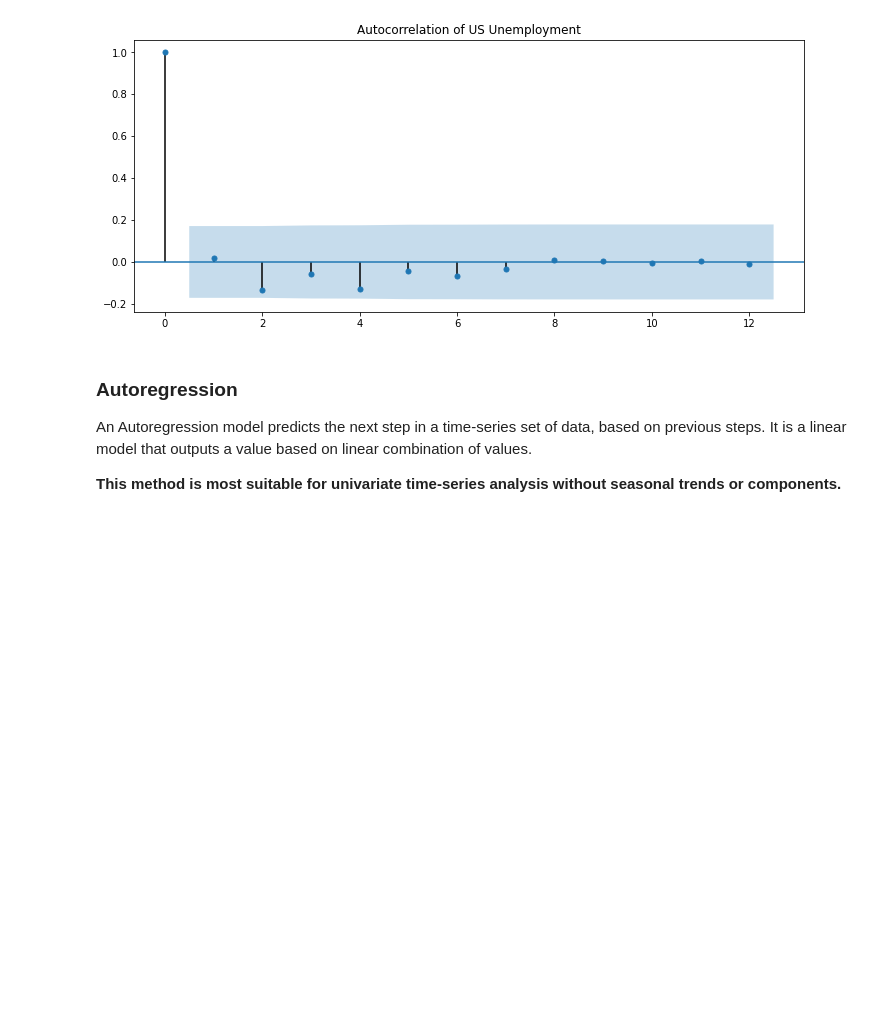
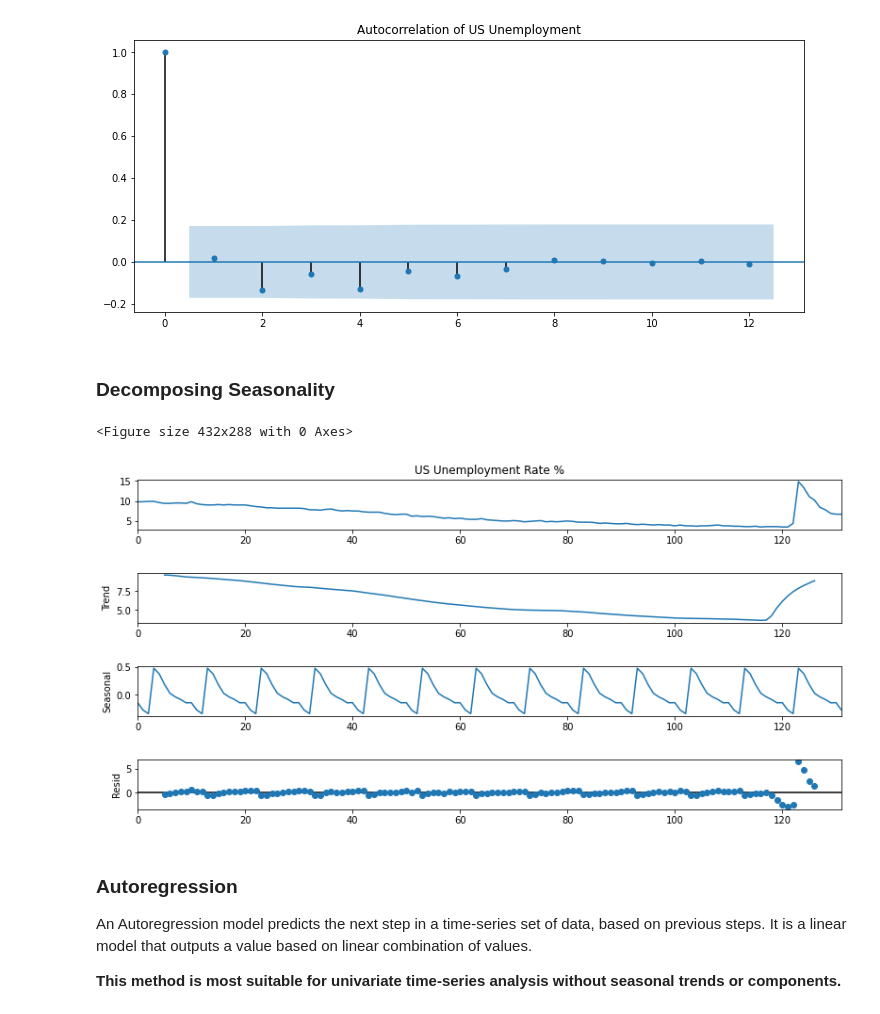
Before and after one commit to plaskas/Classical-Time-Series-Modelling, a Jupyter notebook: Classical Time Series Modelling Methods.ipynb, the cells around one changed output. Drawn from its saved outputs; the diff is of its cells as text; code cells hidden in the pictures; blank space fills up the shorter version.

```diff
--- a/Classical Time Series Modelling Methods.ipynb
+++ b/Classical Time Series Modelling Methods.ipynb
@@ -66,6 +72,16 @@ plot_acf(bls_api_diff.values, lags=12, ax=ax, title='Autocorrelation of US Unemp
 plt.show()
 # %% [output]
 [figure]
+# %% [markdown]
+### Decomposing Seasonality
+# %%
+decomposition = seasonal_decompose(bls_api['US Unemployment Rate %'], period=10)
+fig = plt.figure()
+fig = decomposition.plot()
+fig.set_size_inches(12, 6)
+# %% [output]
+<Figure size 432x288 with 0 Axes>
+[figure, added]
 # %% [markdown]
 ### Autoregression
 
```
Also changed, not shown: parts of 5 cells of this notebook.
